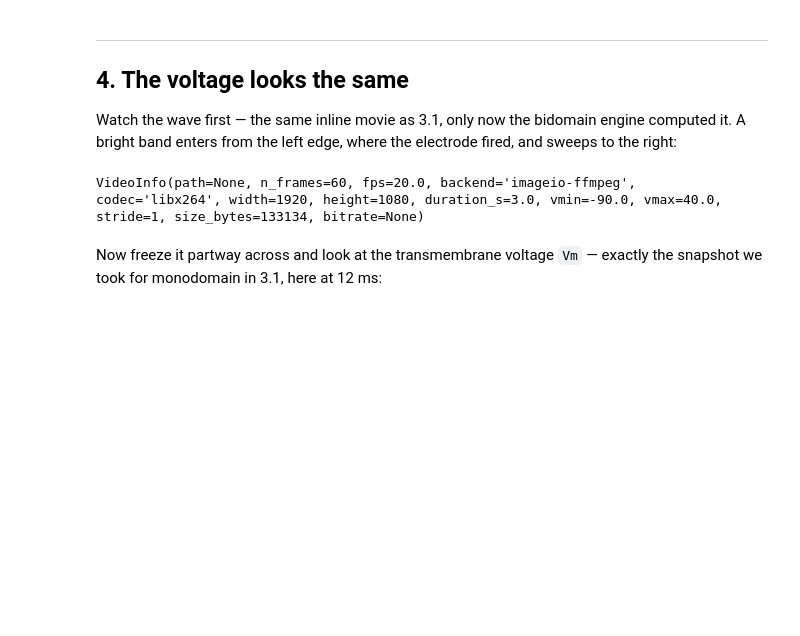
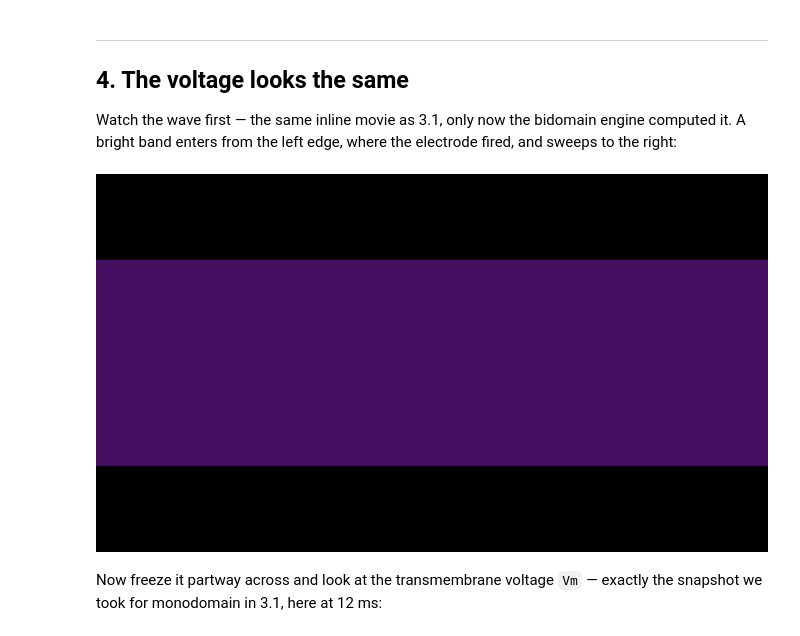
Before and after one commit to RealJokerInc/Heart-Conduction, a Jupyter notebook: cardiac_core/tutorials/03_2_bidomain.ipynb, the cells around one changed output. Drawn from its saved outputs; the diff is of its cells as text; code cells hidden in the pictures; blank space fills up the shorter version.

```diff
--- a/cardiac_core/tutorials/03_2_bidomain.ipynb
+++ b/cardiac_core/tutorials/03_2_bidomain.ipynb
@@ -42,6 +42,12 @@ else:
 cardiac_core is already available.
 # %%
 import cardiac_core as cc
+from IPython.display import Image as _Image
+
+# movie(result): show a propagation movie as an animated GIF. GitHub cannot display the default
+# mp4 video output, but it does render GIFs — so movie() plays on GitHub as well as in Colab.
+def movie(result, frames=40):
+    return _Image(result.video(format="gif", max_frames=frames).read())
 
 print("cardiac_core is ready")
 # %% [output]
@@ -102,9 +108,9 @@ done — bidomain run complete
 Watch the wave first — the same inline movie as 3.1, only now the bidomain engine computed it. A bright
 band enters from the left edge, where the electrode fired, and sweeps to the right:
 # %%
-r.video()   # an inline movie of the excitation wave, computed by bidomain
+movie(r)   # an inline movie of the excitation wave, computed by bidomain (animated GIF)
 # %% [output]
-VideoInfo(path=None, n_frames=60, fps=20.0, backend='imageio-ffmpeg', codec='libx264', width=1920, height=1080, duration_s=3.0, vmin=-90.0, vmax=40.0, stride=1, size_bytes=133134, bitrate=None)
+[figure, added]
 # %% [markdown]
 Now freeze it partway across and look at the transmembrane voltage `Vm` — exactly the snapshot we
 took for monodomain in 3.1, here at 12 ms:
```
Also changed, not shown: parts of 1 cell of this notebook, 5 other files.
